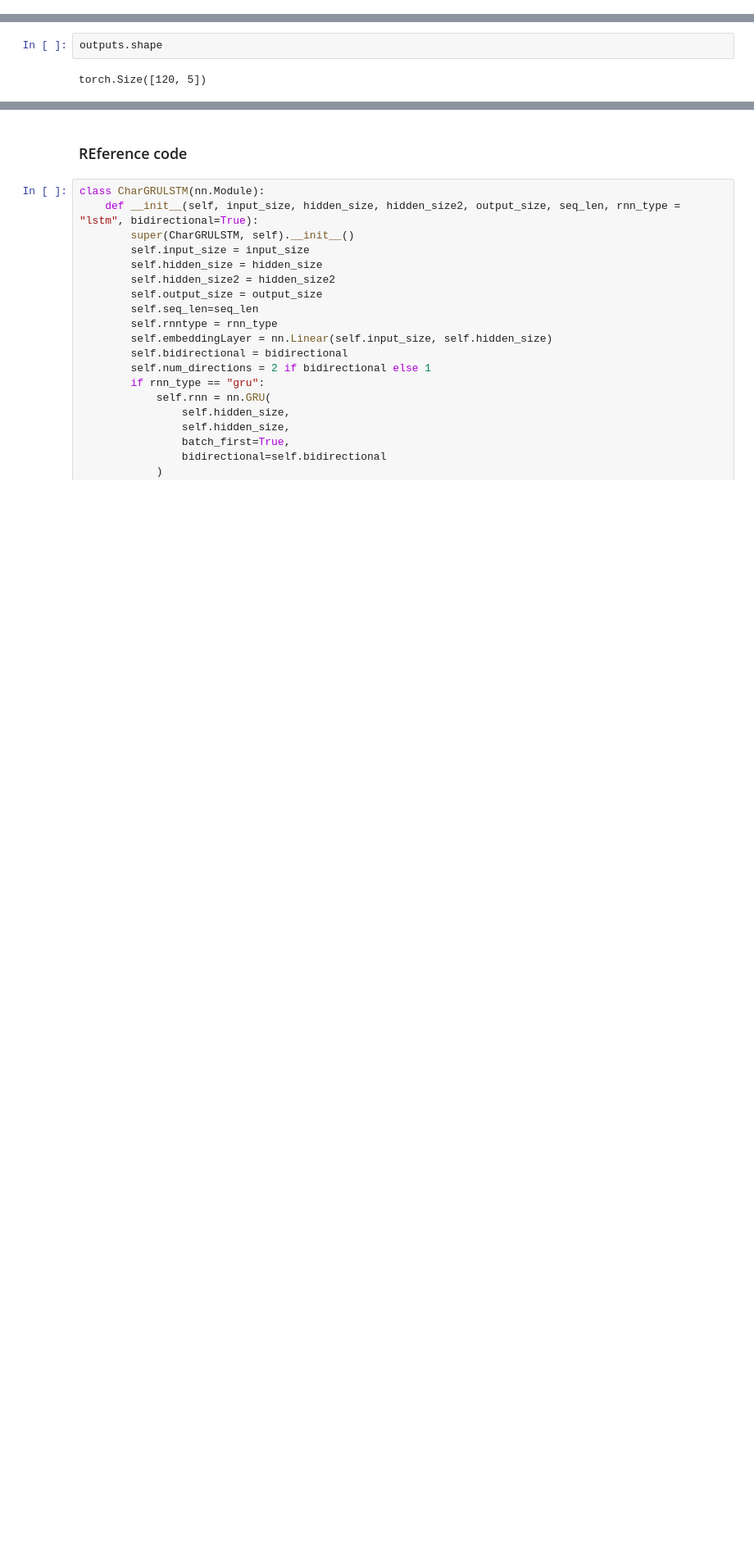
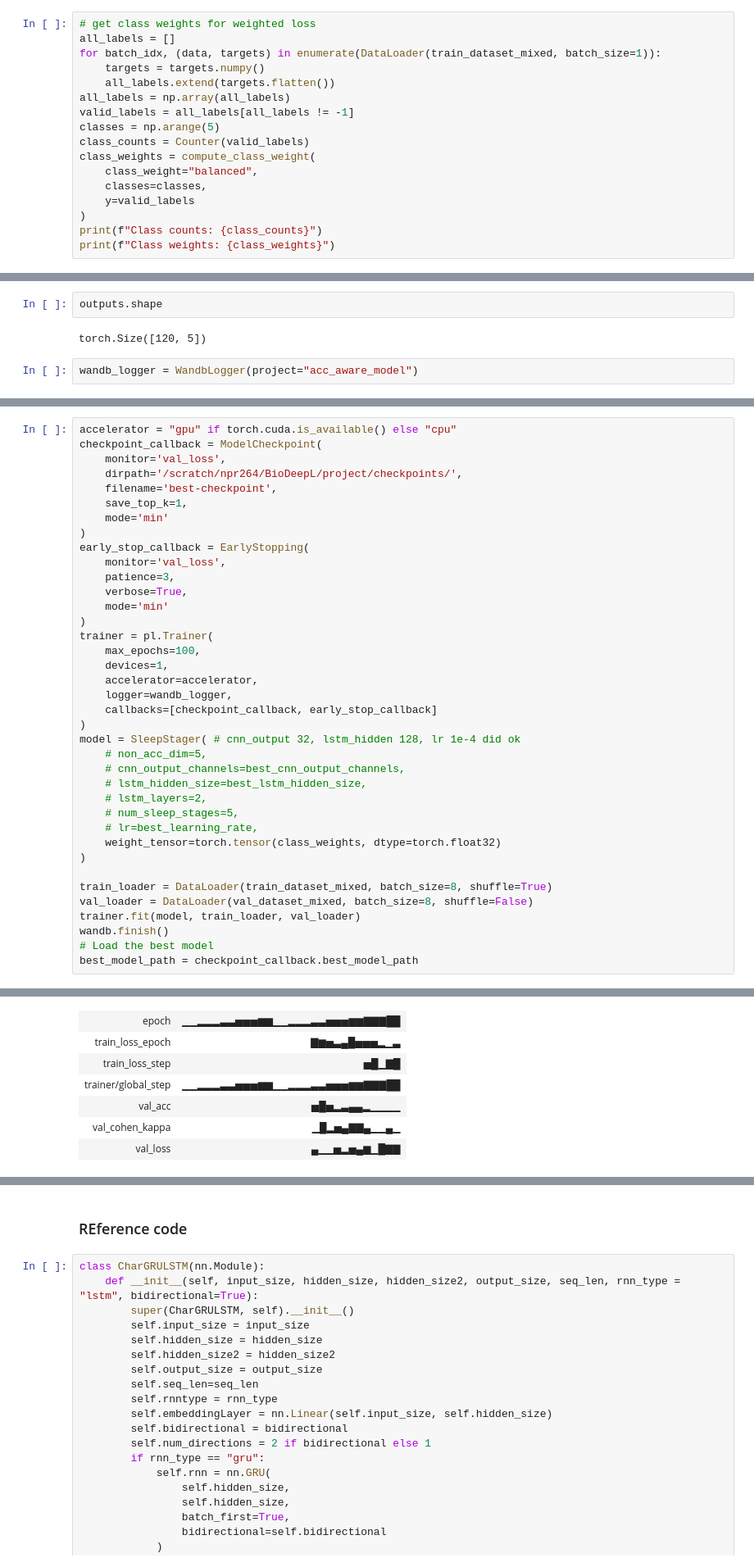
Before and after one commit to nrecoder/BioDeepLearningProject, a Jupyter notebook: LSTM.ipynb, the cells around one changed output, grey strips where cells are left out. Shown at 82% size. Saved outputs shown, nothing was run; the diff lists cells and outputs as text; blank space fills up the shorter version.

Commit message:
optunaing, think that its learning a bit but badly

```diff
--- a/LSTM.ipynb
+++ b/LSTM.ipynb
@@ -29,0 +115,17 @@ from pytorch_lightning.callbacks import ModelCheckpoint, EarlyStopping
+# %%
+# get class weights for weighted loss
+all_labels = []
+for batch_idx, (data, targets) in enumerate(DataLoader(train_dataset_mixed, batch_size=1)):
+    targets = targets.numpy()
+    all_labels.extend(targets.flatten())
+all_labels = np.array(all_labels)
+valid_labels = all_labels[all_labels != -1]
+classes = np.arange(5)
+class_counts = Counter(valid_labels)
+class_weights = compute_class_weight(
+    class_weight="balanced",
+    classes=classes,
+    y=valid_labels
+)
+print(f"Class counts: {class_counts}")
+print(f"Class weights: {class_weights}")
@@ -350,3 +622,5 @@ Final output shape: torch.Size([8, 16, 120])
 outputs.shape
 # %% [output]
 torch.Size([120, 5])
+# %%
+wandb_logger = WandbLogger(project="acc_aware_model")
@@ -352,0 +637,39 @@ torch.Size([120, 5])
+# %%
+accelerator = "gpu" if torch.cuda.is_available() else "cpu"
+checkpoint_callback = ModelCheckpoint(
+    monitor='val_loss',
+    dirpath='/scratch/npr264/BioDeepL/project/checkpoints/',
+    filename='best-checkpoint',
+    save_top_k=1,
+    mode='min'
+)
+early_stop_callback = EarlyStopping(
+    monitor='val_loss',
+    patience=3,
+    verbose=True,
+    mode='min'
+)
+trainer = pl.Trainer(
+    max_epochs=100,
+    devices=1,
+    accelerator=accelerator,
+    logger=wandb_logger,
+    callbacks=[checkpoint_callback, early_stop_callback]
+)
+model = SleepStager( # cnn_output 32, lstm_hidden 128, lr 1e-4 did ok
+    # non_acc_dim=5,
+    # cnn_output_channels=best_cnn_output_channels,
+    # lstm_hidden_size=best_lstm_hidden_size,
+    # lstm_layers=2,
+    # num_sleep_stages=5,
+    # lr=best_learning_rate,
+    weight_tensor=torch.tensor(class_weights, dtype=torch.float32)
+)
+
+train_loader = DataLoader(train_dataset_mixed, batch_size=8, shuffle=True)
+val_loader = DataLoader(val_dataset_mixed, batch_size=8, shuffle=False)
+trainer.fit(model, train_loader, val_loader)
+wandb.finish()
+# Load the best model
+best_model_path = checkpoint_callback.best_model_path
+# %% [output]
@@ -352,0 +700,7 @@ torch.Size([120, 5])
+| epoch | ▁▁▂▂▂▃▃▅▅▅▆▆▁▁▂▂▂▃▃▅▅▅▆▆▇▇▇██ |
+| train_loss_epoch | ▇▆▅▃▄█▅▅▅▂▁▃ |
+| train_loss_step | ▅█▁▇█ |
+| trainer/global_step | ▁▁▂▂▂▃▃▅▅▅▆▆▁▁▂▂▂▃▃▅▅▅▆▆▇▇▇██ |
+| val_acc | ▅█▅▂▃▄▄▂▁▁▁▁ |
+| val_cohen_kappa | ▁█▂▅▄▇▇▄▁▁▄▁ |
+| val_loss | ▄▁▁▅▂▅▄▆▁█▇▇ |
```
Also changed, not shown: parts of 33 cells of this notebook.
